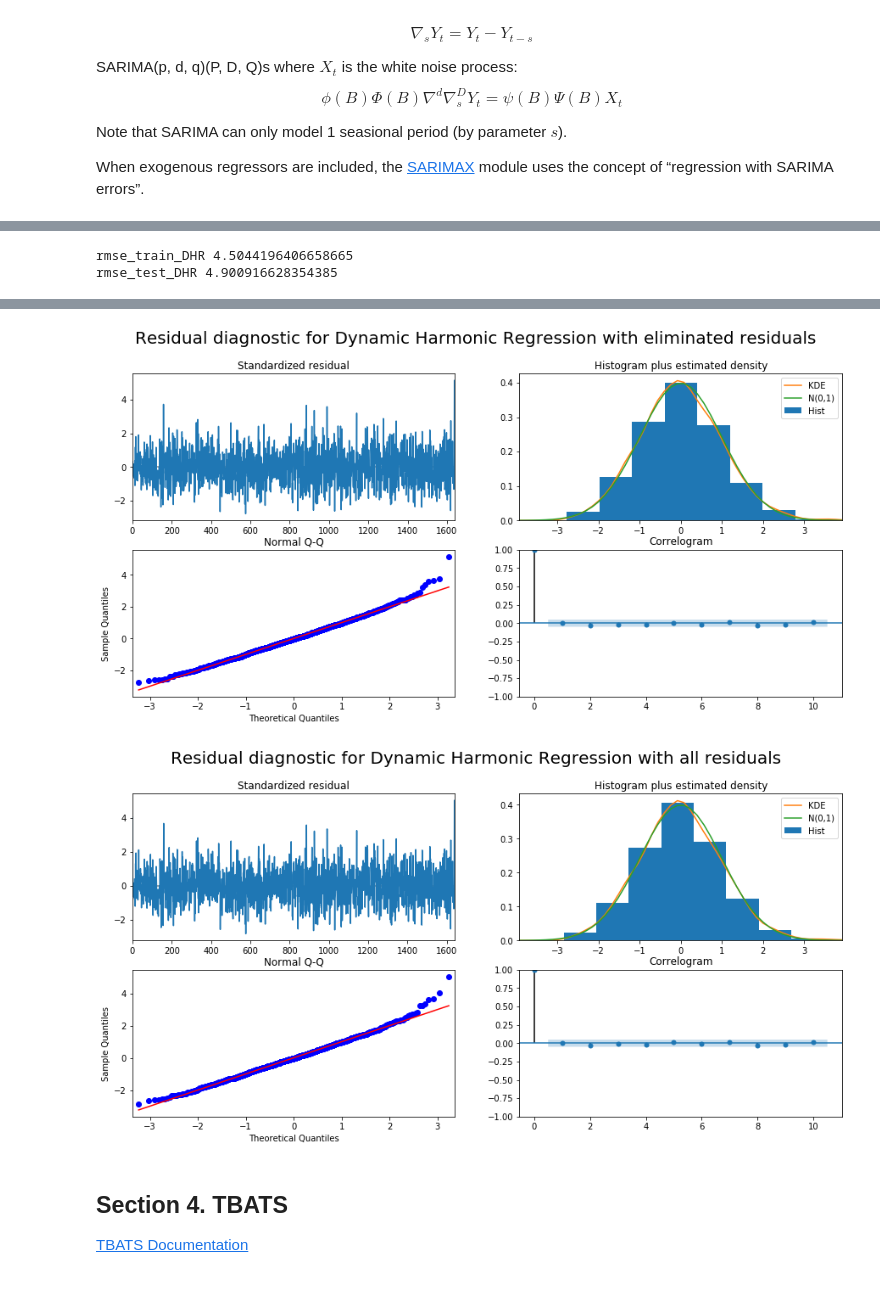
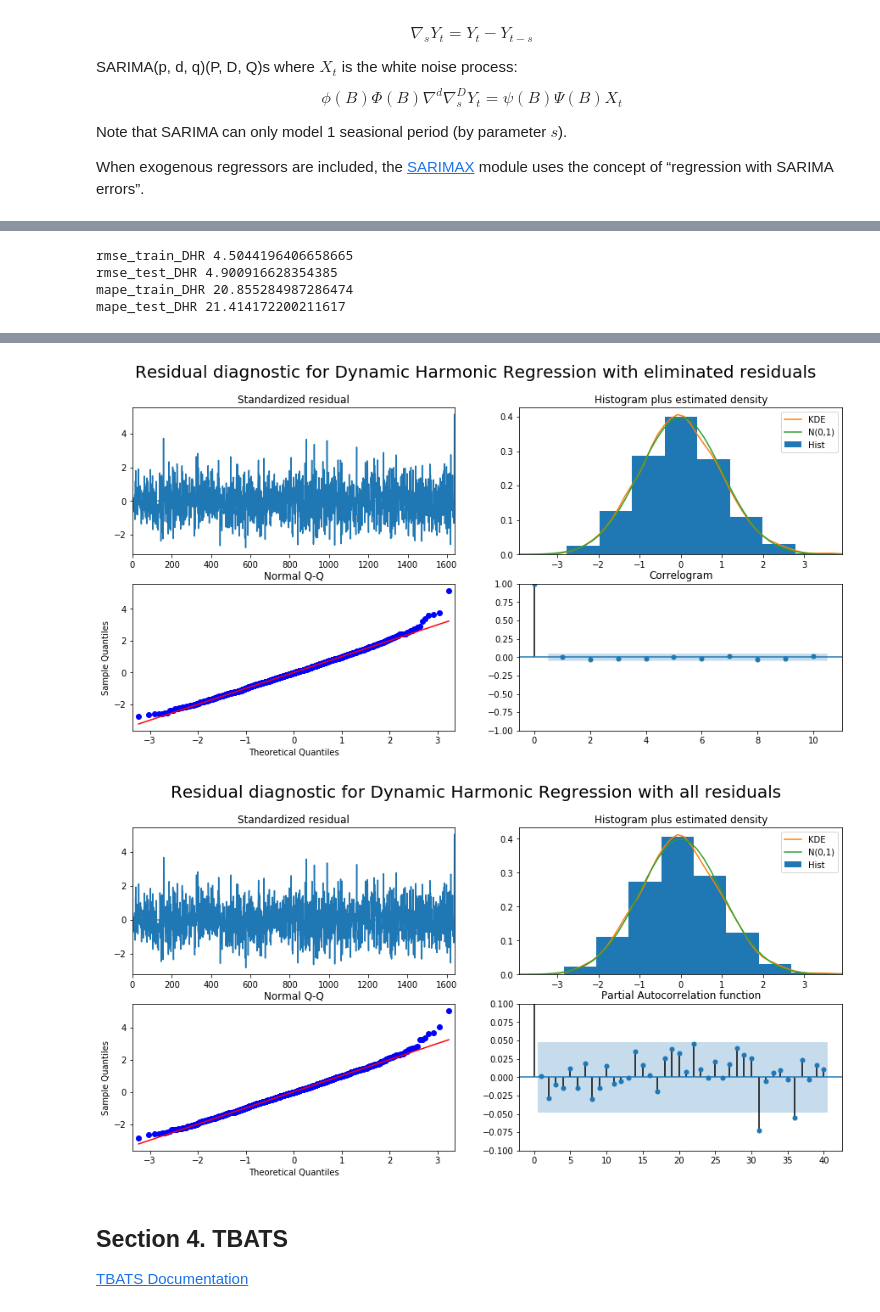
Before and after one commit to sangttruong/hybcast, a Jupyter notebook: main.ipynb, the cells around one changed output, grey strips where cells are left out. Saved outputs shown, nothing was run; the diff lists cells and outputs as text; code cells hidden in the pictures.

```diff
--- a/main.ipynb
+++ b/main.ipynb
@@ -80,7 +80,7 @@ def alarm():
 # Residual diagnostics
 #----------------------------------------------------------------------------------------------------------------------
 # Source: https://www.statsmodels.org/dev/generated/statsmodels.tsa.statespace.mlemodel.MLEResults.plot_diagnostics.html
-def plot_diagnostics(self, variable=0, lags=10, fig=None, figsize=(15,7)):
+def plot_diagnostics(self, variable=0, lags=40, fig=None, figsize=(15,7)):
   from statsmodels.graphics.utils import _import_mpl, create_mpl_fig
   _import_mpl()
   fig = create_mpl_fig(fig, figsize)
@@ -136,11 +136,11 @@ def plot_diagnostics(self, variable=0, lags=10, fig=None, figsize=(15,7)):
 
   # Bottom-right: Correlogram
   ax = fig.add_subplot(224)
-  from statsmodels.graphics.tsaplots import plot_acf
-  plot_acf(resid, ax=ax, lags=lags)
-  ax.set_title('Correlogram')
+  from statsmodels.graphics.tsaplots import plot_pacf
+  plot_pacf(resid, ax=ax, lags=lags)
+  ax.set_title('Partial Autocorrelation function')
 
-  ax.set_ylim(-1, 1)
+  ax.set_ylim(-0.1, 0.1)
 
   return fig
 
@@ -311,18 +316,18 @@ for i in range(1,16):
 
 # Hyperparameter K turning
 DHR = pd.DataFrame(columns = ['K', 'Result', 'AIC'])
-for i in range(1,16):
+for i in range(10,11):
   f_train = fourier_train.iloc[:,1:(2*i+1)]
   DHR.loc[i, 'K'] = i
   DHR.loc[i,'Result'] = auto_arima(y = train11['sales'], exogenous = f_train, seasonal = True, m = 7, suppress_warnings = True)
   DHR.loc[i, 'AIC'] = DHR.loc[i,'Result'].aic()
   print(DHR)
 
-plt.figure(figsize = (10,5))
-plt.plot(DHR.K, DHR.AIC)
-plt.xlabel('K')
-plt.ylabel('AIC')
-plt.suptitle('Hyperparameter (K) turning for Dynamic Harmonic Regression', fontsize = 20)
-plt.savefig(path + 'KturningDHR.png', quality = 100, dpi = 1000)
-plt.show()
+# plt.figure(figsize = (10,5))
+# plt.plot(DHR.K, DHR.AIC)
+# plt.xlabel('K')
+# plt.ylabel('AIC')
+# plt.suptitle('Hyperparameter (K) turning for Dynamic Harmonic Regression', fontsize = 20)
+# plt.savefig(path + 'KturningDHR.jpg', dpi = 500)
+# plt.show()
 # %% [output]
@@ -374,8 +359,13 @@ outsample_forecast_DHR = DHR.loc[i,'Result'].predict(len(raw11)-N, f_test)
 # Error
 rmse_train_DHR = math.sqrt(sum((insample_forecast_DHR-train11.sales)**2)/N) #4.5044196406658665
 rmse_test_DHR = math.sqrt(sum((outsample_forecast_DHR-test11.sales)**2)/(len(raw11)-N)) #4.900916628354385
+mape_train_DHR = 100*sum(abs((insample_forecast_DHR-train11.sales)/train11.sales))/N #
+mape_test_DHR = 100*sum(abs((outsample_forecast_DHR-test11.sales)/test11.sales))/(len(raw11)-N) #
+
 print('rmse_train_DHR', rmse_train_DHR)
 print('rmse_test_DHR', rmse_test_DHR)
+print('mape_train_DHR', mape_train_DHR)
+print('mape_test_DHR', mape_test_DHR)
 
 # Plot
 plt.figure(figsize=(15,7))
@@ -385,7 +375,7 @@ plt.plot(test11.date, outsample_forecast_DHR, label = 'Out-sample forecast', col
 plt.legend()
 plt.xticks(np.arange(0, len(raw11), 365))
 plt.suptitle('Dynamic Harmonic Regression with 10 Fourier pairs', fontsize = 20)
-plt.savefig(path + 'DHR_K=10.png', quality = 100, dpi = 1000)
+plt.savefig(path + 'DHR_K=10.jpg', dpi = 500)
 plt.show()
 
 # Model summary
@@ -404,11 +394,13 @@ plt.show()
 # Residual diagnostic with all residual
 plot_diagnostics(DHR.loc[i,'Result'].resid())
 plt.suptitle('Residual diagnostic for Dynamic Harmonic Regression with all residuals', fontsize = 20)
-plt.savefig(path + 'resid_DHR_allResid.png', quality = 100, dpi = 1000)
+plt.savefig(path + 'resid_DHR_allResid.jpg', dpi = 500)
 plt.show()
 # %% [output]
 rmse_train_DHR 4.5044196406658665
 rmse_test_DHR 4.900916628354385
+mape_train_DHR 20.855284987286474
+mape_test_DHR 21.414172200211617
 [figure]
                                  Statespace Model Results
 =========================================================================================
@@ -419,16 +411,16 @@ Time:                                   00:54:05   BIC
 Sample:                                        0   HQIC                          9704.862
                                           - 1643
 Covariance Type:                             opg
 ==============================================================================
                  coef    std err          z      P>|z|      [0.025      0.975]
 ------------------------------------------------------------------------------
 ... (33 lines left out)
 ===================================================================================
 
 Warnings:
 [1] Covariance matrix calculated using the outer product of gradients (complex-step).
 [figure]
-[figure, old version]
+[figure, new version]
 # %% [markdown]
 ## **Section 4. TBATS**
 [TBATS Documentation](https://pypi.org/project/tbats/)
```
Also changed, not shown: parts of 27 cells of this notebook.
